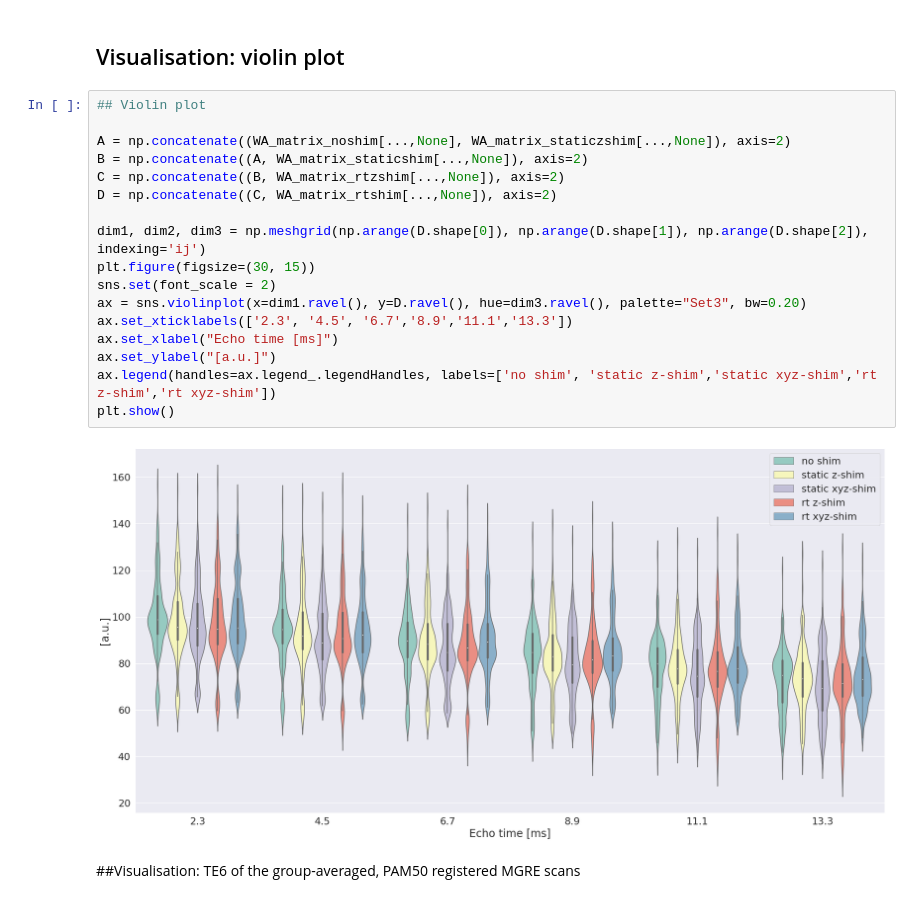
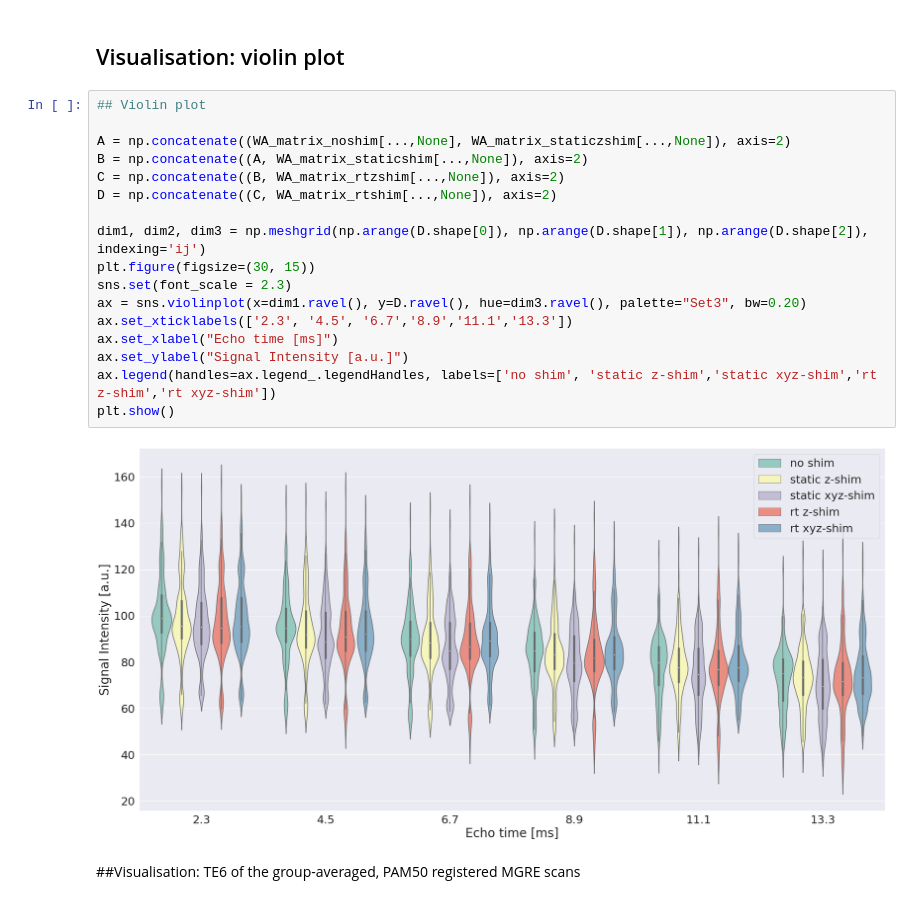
Before and after one commit to neuropoly/realtime-dynamic-shimming, a Jupyter notebook: Dynamic_Shimming_in_the_Cervical_Spinal_Cord_for_Multi_Echo_Gradient_Echo_Imaging_at_3T_analysis.ipynb, the cells around one changed output. Saved outputs shown, nothing was run; the diff lists cells and outputs as text.

```diff
--- a/Dynamic_Shimming_in_the_Cervical_Spinal_Cord_for_Multi_Echo_Gradient_Echo_Imaging_at_3T_analysis.ipynb
+++ b/Dynamic_Shimming_in_the_Cervical_Spinal_Cord_for_Multi_Echo_Gradient_Echo_Imaging_at_3T_analysis.ipynb
@@ -1136,22 +1154,22 @@ print(tabulate(table, headers=[], tablefmt="fancy_grid"))
 # %%
 ## Violin plot
 
 A = np.concatenate((WA_matrix_noshim[...,None], WA_matrix_staticzshim[...,None]), axis=2)
 B = np.concatenate((A, WA_matrix_staticshim[...,None]), axis=2)
 C = np.concatenate((B, WA_matrix_rtzshim[...,None]), axis=2)
 D = np.concatenate((C, WA_matrix_rtshim[...,None]), axis=2)
 
 dim1, dim2, dim3 = np.meshgrid(np.arange(D.shape[0]), np.arange(D.shape[1]), np.arange(D.shape[2]), indexing='ij')
 plt.figure(figsize=(30, 15))
-sns.set(font_scale = 2)
+sns.set(font_scale = 2.3)
 ax = sns.violinplot(x=dim1.ravel(), y=D.ravel(), hue=dim3.ravel(), palette="Set3", bw=0.20)
 ax.set_xticklabels(['2.3', '4.5', '6.7','8.9','11.1','13.3'])
 ax.set_xlabel("Echo time [ms]")
-ax.set_ylabel("[a.u.]")
+ax.set_ylabel("Signal Intensity [a.u.]")
 ax.legend(handles=ax.legend_.legendHandles, labels=['no shim', 'static z-shim','static xyz-shim','rt z-shim','rt xyz-shim'])
 plt.show()
 # %% [output]
-[figure, old version]
+[figure, new version]
 # %% [markdown]
 ##Visualisation: TE6 of the group-averaged, PAM50 registered MGRE scans
 # %%
```
Also changed, not shown: parts of 1 cell of this notebook.
